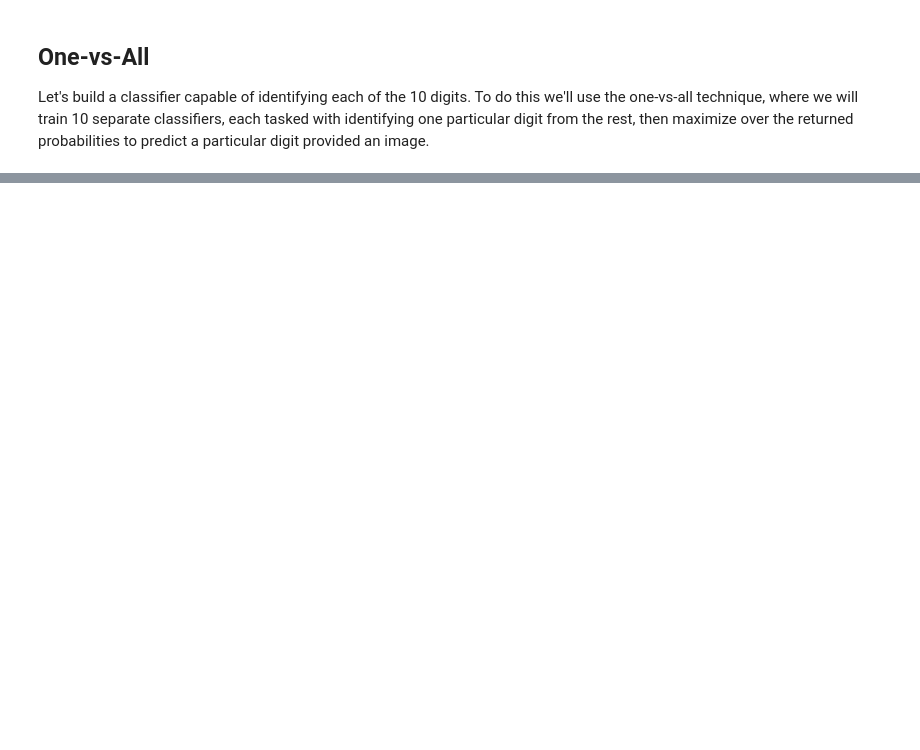
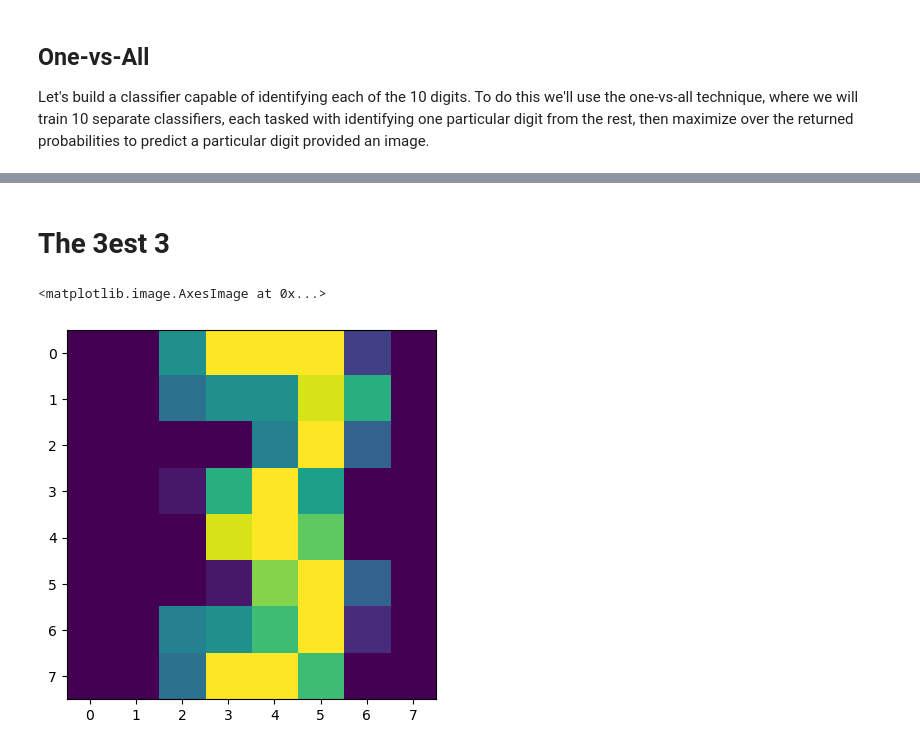
Before and after one commit to maxisi/bfarr-comp-phys-25, a Jupyter notebook: notebooks/Multiclass Classification.ipynb, the cells around one changed output, grey strips where cells are left out. Cells and saved outputs as stored; diff of their text form; code cells hidden in the pictures; blank space fills up the shorter version.

```diff
--- a/notebooks/Multiclass Classification.ipynb
+++ b/notebooks/Multiclass Classification.ipynb
@@ -113,0 +160,14 @@ print(training_acc, validation_acc)
+# %% [markdown]
+# The 3est 3
+# %%
+num_of_interest = 3
+
+while True:
+    i = np.random.randint(X.shape[0])
+    if y[i] == num_of_interest:
+        break
+x0 = X[i]
+plt.imshow(x0[1:].reshape((8, 8)))
+# %% [output]
+<matplotlib.image.AxesImage at 0x...>
+[figure, added]
```
Also changed, not shown: parts of 17 cells of this notebook.
